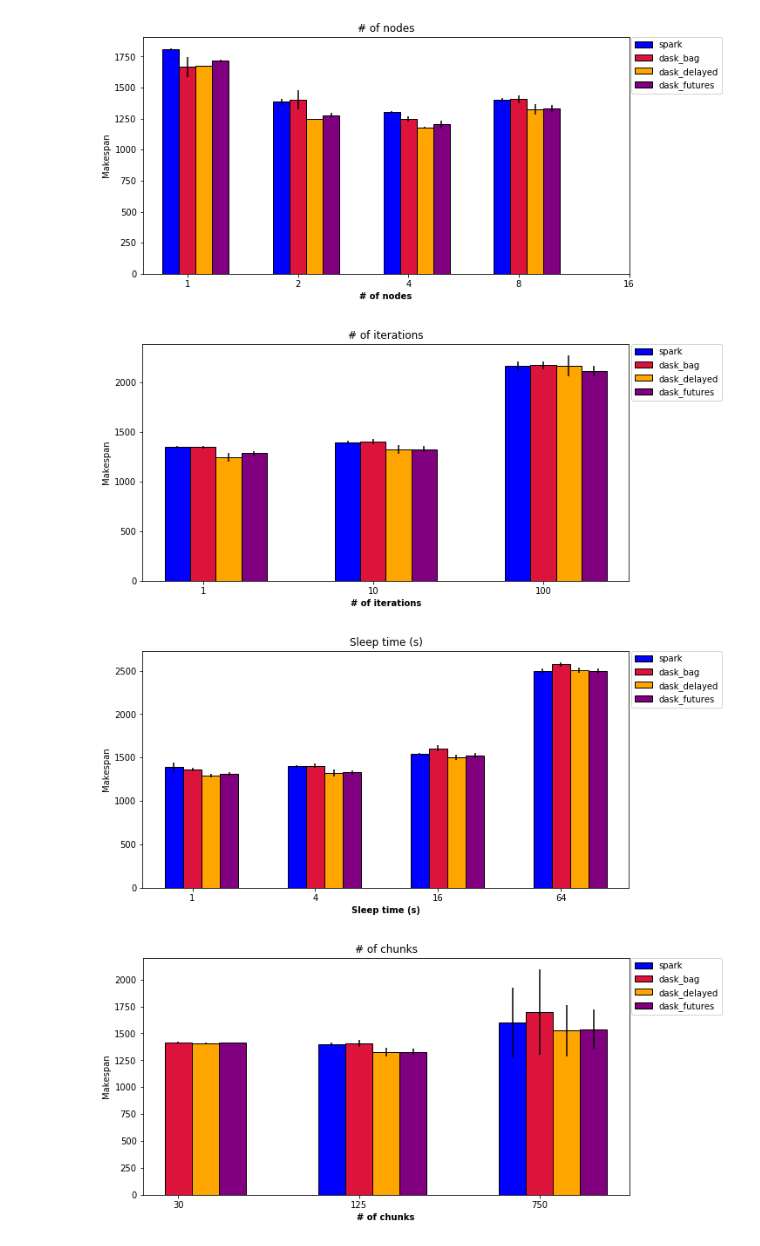
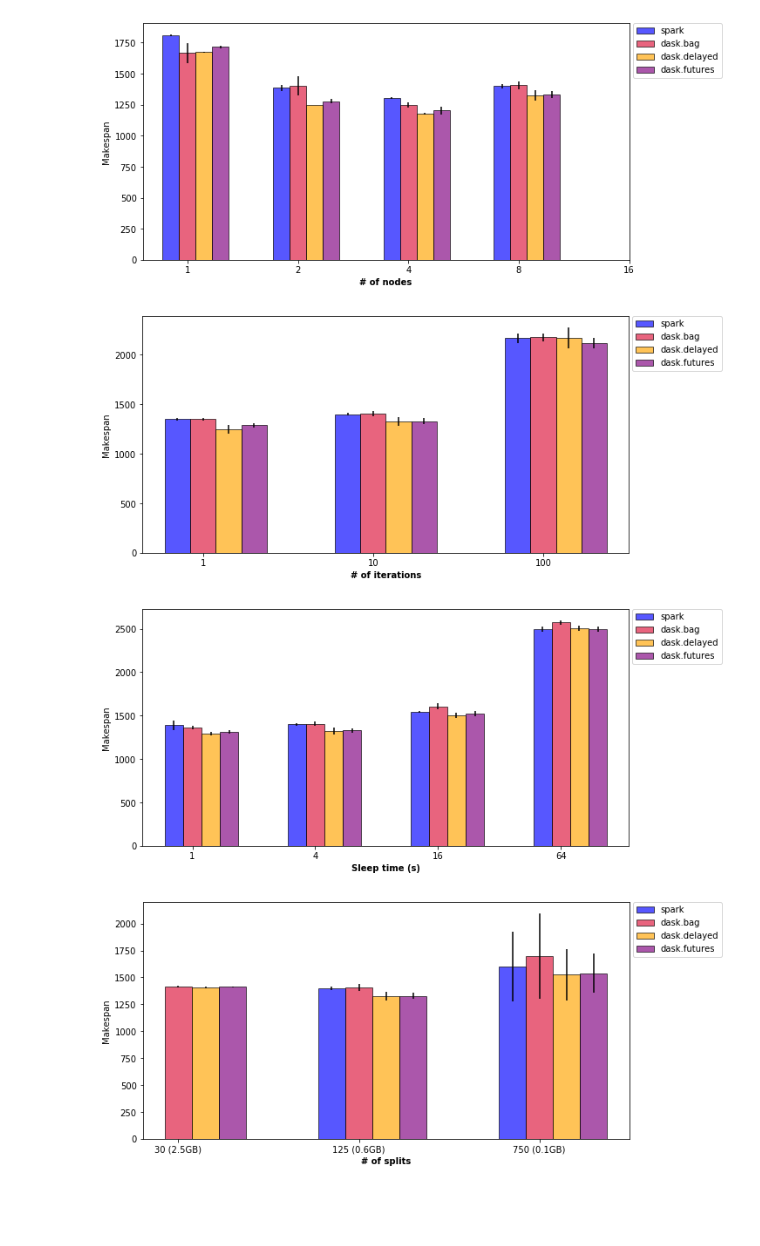
Before and after one commit to big-data-lab-team/paper-big-data-engines, a Jupyter notebook: results/plot-script/bar_plot-inc.ipynb, the cells around one changed output. Saved outputs shown, nothing was run; the diff lists cells and outputs as text; code cells hidden in the pictures; blank space fills up the shorter version.

Commit message:
Visual enhancement and balck formatting

```diff
--- a/results/plot-script/bar_plot-inc.ipynb
+++ b/results/plot-script/bar_plot-inc.ipynb
@@ -69,41 +138,37 @@ def plot_results(exp_type, exp_names, xlabel, xticks_label, plot_title):
     plt.show()
 # %%
-exp_type = 'inc'
-exp_names = ['1node', '2node', '4node', 'baseline', '16node']
-xlabel = '# of nodes'
-xticks_label = ['1', '2', '4', '8', '16']
-plot_title = '# of nodes'
+exp_type = "inc"
+exp_names = ["1node", "2node", "4node", "baseline", "16node"]
+xlabel = "# of nodes"
+xticks_label = ["1", "2", "4", "8", "16"]
 
-plot_results(exp_type, exp_names, xlabel, xticks_label, plot_title)
+plot_results(exp_type, exp_names, xlabel, xticks_label)
 # %% [output]
-[figure, old version]
+[figure, new version]
 # %%
-exp_type = 'inc'
-exp_names = ['1itr', 'baseline', '100itr']
-xlabel = '# of iterations'
-xticks_label = ['1', '10', '100']
-plot_title = '# of iterations'
+exp_type = "inc"
+exp_names = ["1itr", "baseline", "100itr"]
+xlabel = "# of iterations"
+xticks_label = ["1", "10", "100"]
 
-plot_results(exp_type, exp_names, xlabel, xticks_label, plot_title)
+plot_results(exp_type, exp_names, xlabel, xticks_label)
 # %% [output]
-[figure, old version]
+[figure, new version]
 # %%
-exp_type = 'inc'
-exp_names = ['1delay', 'baseline', '16delay', '64delay']
-xlabel = 'Sleep time (s)'
-xticks_label = ['1', '4', '16', '64']
-plot_title = 'Sleep time (s)'
+exp_type = "inc"
+exp_names = ["1delay", "baseline", "16delay", "64delay"]
+xlabel = "Sleep time (s)"
+xticks_label = ["1", "4", "16", "64"]
 
-plot_results(exp_type, exp_names, xlabel, xticks_label, plot_title)
+plot_results(exp_type, exp_names, xlabel, xticks_label)
 # %% [output]
-[figure, old version]
+[figure, new version]
 # %%
-exp_type = 'inc'
-exp_names = ['30chunks', 'baseline', '750chunks']
-xlabel = '# of chunks'
-xticks_label = ['30', '125', '750']
-plot_title = '# of chunks'
+exp_type = "inc"
+exp_names = ["30chunks", "baseline", "750chunks"]
+xlabel = "# of splits"
+xticks_label = ["30 (2.5GB)", "125 (0.6GB)", "750 (0.1GB)"]
 
-plot_results(exp_type, exp_names, xlabel, xticks_label, plot_title)
+plot_results(exp_type, exp_names, xlabel, xticks_label)
 # %% [output]
-[figure, old version]
+[figure, new version]
```
Also changed, not shown: parts of 2 cells of this notebook, 3 other files.
